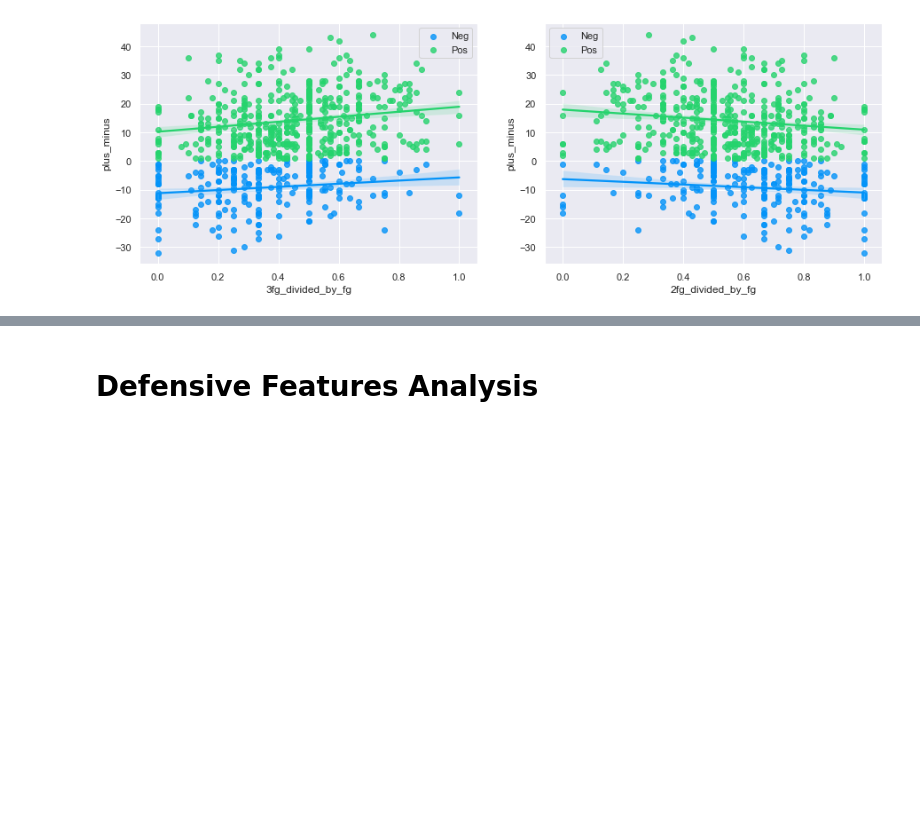
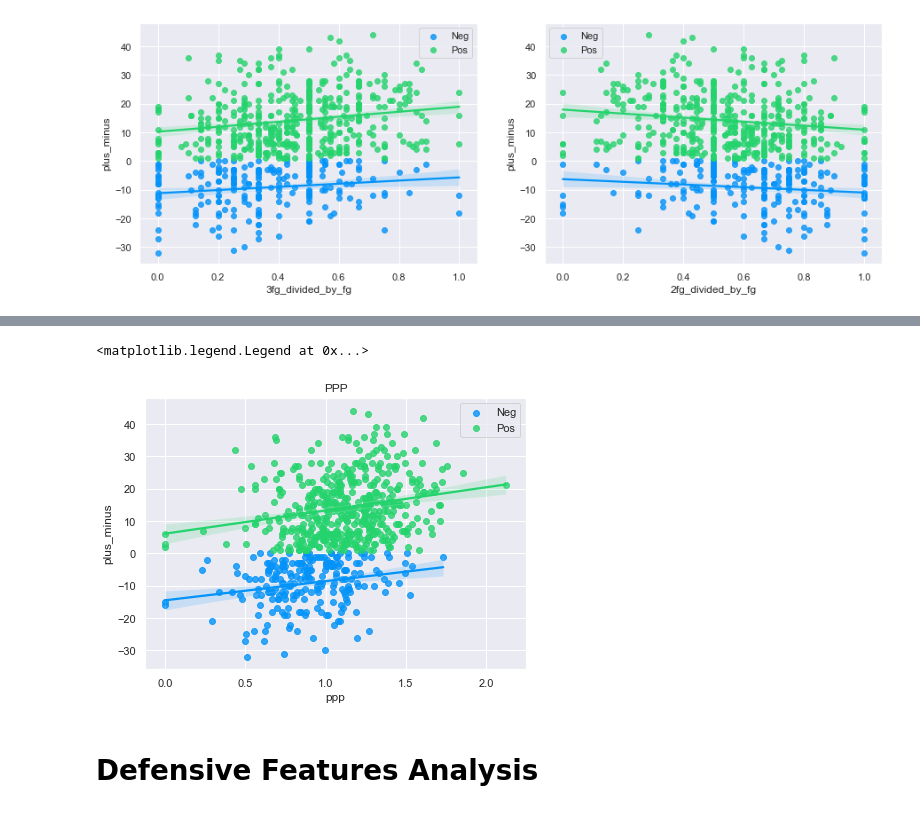
Before and after one commit to sahilkamboj3/StephenCurryMLEfficiencyPredictor, a Jupyter notebook: Game Data Visualization.ipynb, the cells around one changed output, grey strips where cells are left out. Cells and saved outputs as stored; diff of their text form; code cells hidden in the pictures; blank space fills up the shorter version.

```diff
--- a/Game Data Visualization.ipynb
+++ b/Game Data Visualization.ipynb
@@ -339,3 +264,18 @@ ax2.legend()
+# %%
+# Points per Possession.
+
+fig = plt.figure(1, figsize=(15, 5))
+ax1 = plt.subplot(1, 2, 1)
+
+sns.regplot(df_neg_pm['ppp'], df_neg_pm['plus_minus'], label='Neg')
+sns.regplot(df_pos_pm['ppp'], df_pos_pm['plus_minus'], label='Pos')
+
+
+ax1.set_title('PPP')
+ax1.legend()
+# %% [output]
+<matplotlib.legend.Legend at 0x...>
+[figure, added]
 # %% [markdown]
 # Defensive Features Analysis
 # %%
```
Also changed, not shown: parts of 14 cells of this notebook.
